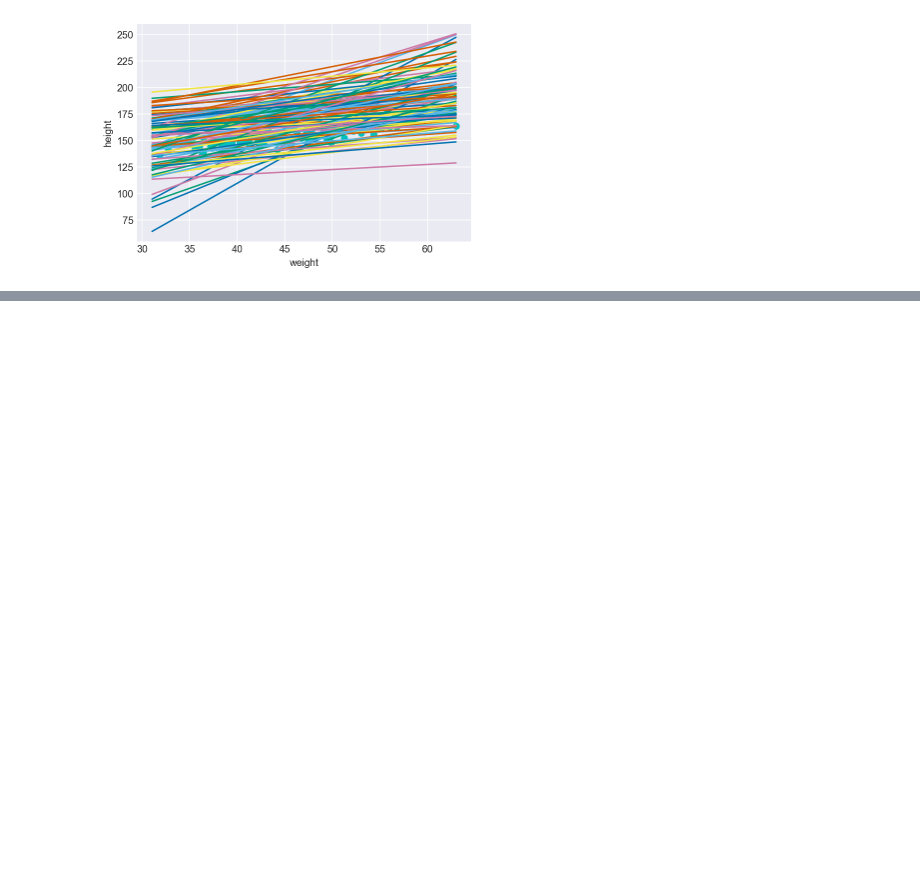
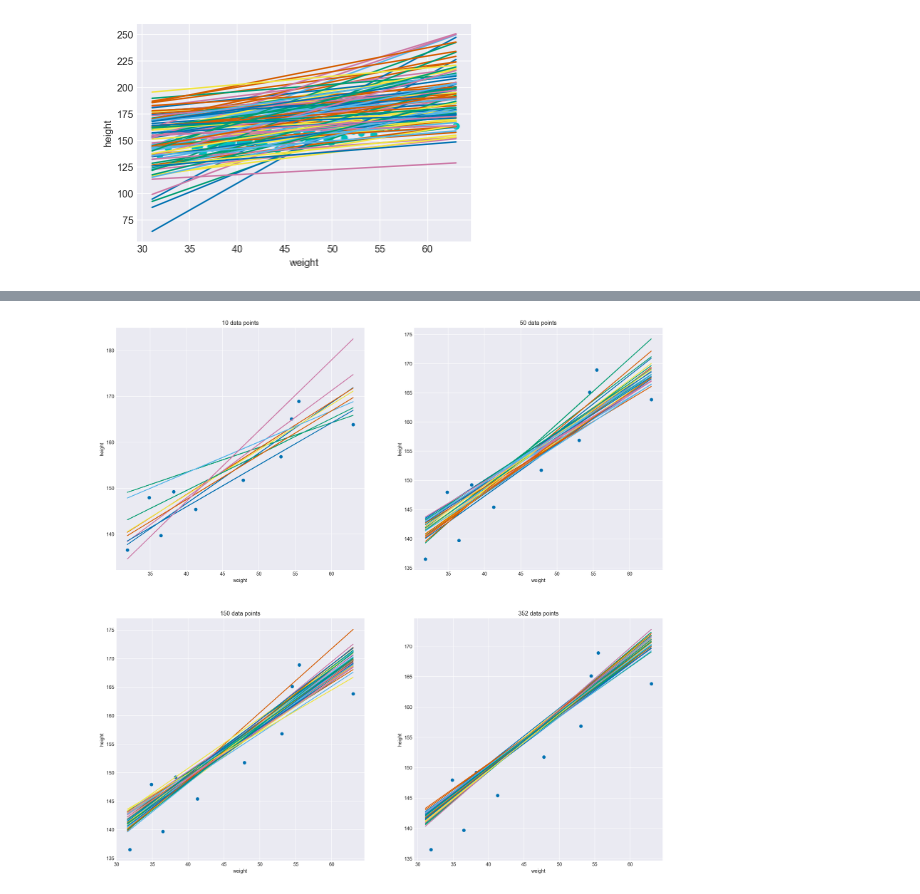
Before and after one commit to brightredchilli/statistical_rethinking, a Jupyter notebook: Chapter 4.ipynb, the cells around one changed output, grey strips where cells are left out. Saved outputs shown, nothing was run; the diff lists cells and outputs as text; code cells hidden in the pictures; blank space fills up the shorter version.

```diff
--- a/Chapter 4.ipynb
+++ b/Chapter 4.ipynb
@@ -483,0 +555,7 @@ density_plot(scp.stats.lognorm.rvs(0.1, size=1000))
+# %%
+# Instead of only plotting on the whole data set, lets see how uncertainty decreases
+# as we incorporate more and more data
+trace_10 = weight_height_model(d2[:10])
+trace_50 = weight_height_model(d2[:50])
+trace_150 = weight_height_model(d2[:150])
+trace_352 = trace4_4_2
@@ -483,0 +581,19 @@ density_plot(scp.stats.lognorm.rvs(0.1, size=1000))
+# %%
+plt.figure(figsize=(20,20))
+plt.subplot(2, 2, 1)
+plt.title('10 data points')
+plot_weight_height(trace_10, d2[:10], 10)
+
+plt.subplot(2, 2, 2)
+plt.title('50 data points')
+plot_weight_height(trace_50, d2[:50], 30)
+
+plt.subplot(2, 2, 3)
+plt.title('150 data points')
+plot_weight_height(trace_150, d2[:150], 50)
+
+plt.subplot(2, 2, 4)
+plt.title('352 data points')
+plot_weight_height(trace_352, d2, 50)
+# %% [output]
+[figure, added]
```
Also changed, not shown: parts of 24 cells of this notebook.
